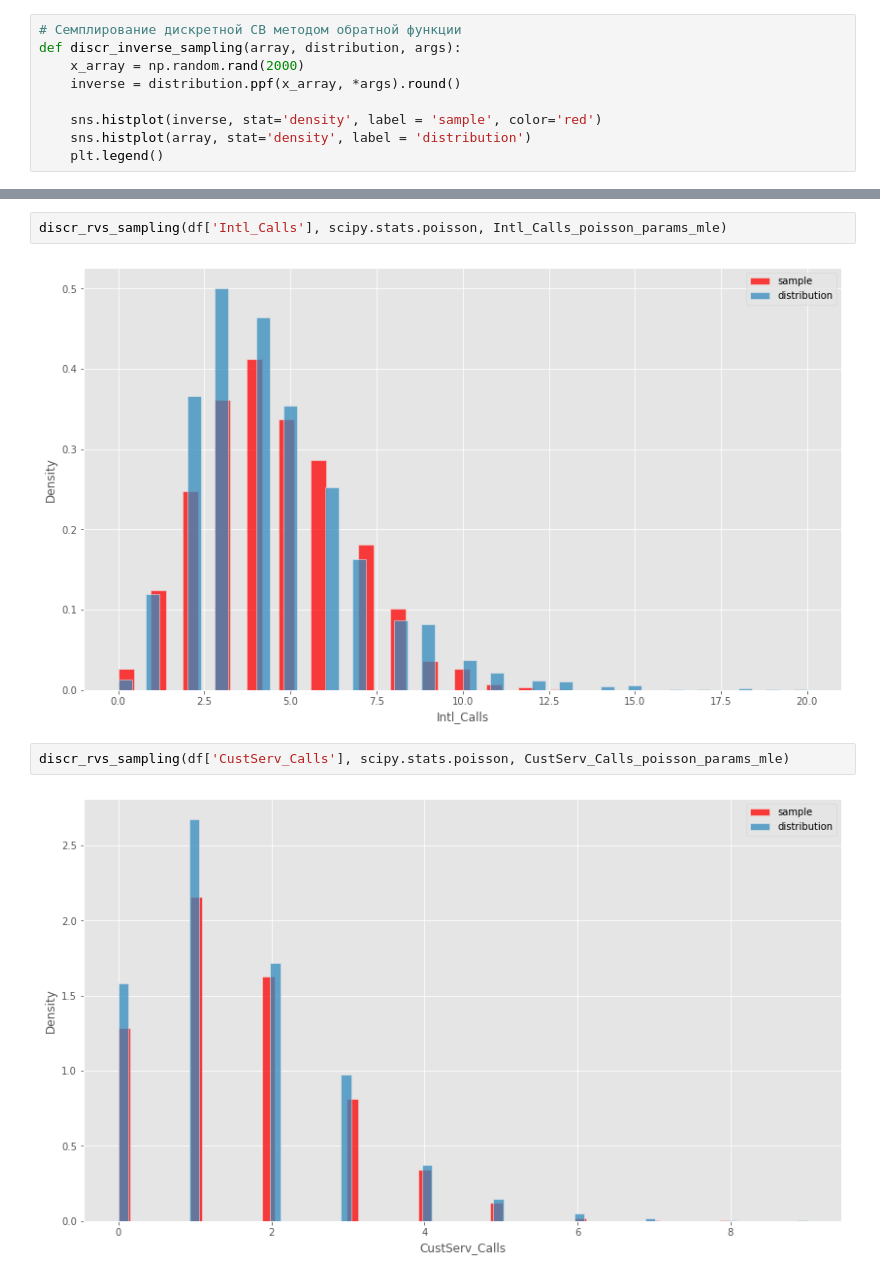
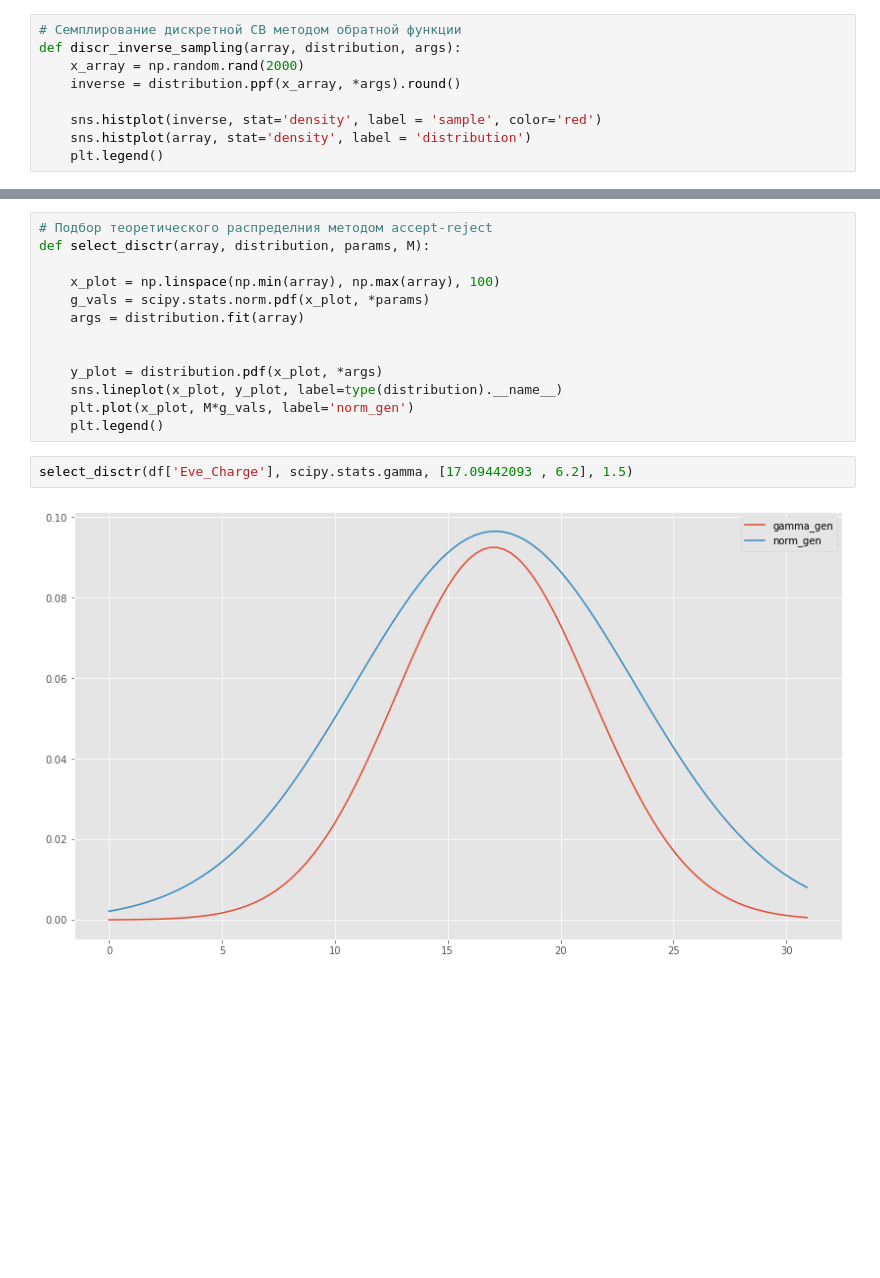
Before and after one commit to barbak11/MOMO, a Jupyter notebook: Lab1_one-dimensional random variable/Lab1_MOMO.ipynb, the cells around one changed output, grey strips where cells are left out. Cells and saved outputs as stored; diff of their text form; blank space fills up the shorter version.

```diff
--- a/Lab1_one-dimensional random variable/Lab1_MOMO.ipynb
+++ b/Lab1_one-dimensional random variable/Lab1_MOMO.ipynb
@@ -488,8 +483,17 @@ def discr_rvs_sampling(array, distribution, args):
-# %%
-discr_rvs_sampling(df['Intl_Calls'], scipy.stats.poisson, Intl_Calls_poisson_params_mle)
-# %% [output]
-[figure, removed]
-# %%
-discr_rvs_sampling(df['CustServ_Calls'], scipy.stats.poisson, CustServ_Calls_poisson_params_mle)
-# %% [output]
-[figure, removed]
+# %%
+# Подбор теоретического распределния методом accept-reject
+def select_disctr(array, distribution, params, M):
+
+    x_plot = np.linspace(np.min(array), np.max(array), 100)
+    g_vals = scipy.stats.norm.pdf(x_plot, *params)
+    args = distribution.fit(array)
+
+
+    y_plot = distribution.pdf(x_plot, *args)
+    sns.lineplot(x_plot, y_plot, label=type(distribution).__name__)
+    plt.plot(x_plot, M*g_vals, label='norm_gen')
+    plt.legend()
+# %%
+select_disctr(df['Eve_Charge'], scipy.stats.gamma, [17.09442093 , 6.2], 1.5)
+# %% [output]
+[figure, added]
```
Also changed, not shown: parts of 19 cells of this notebook, 3 other files.
